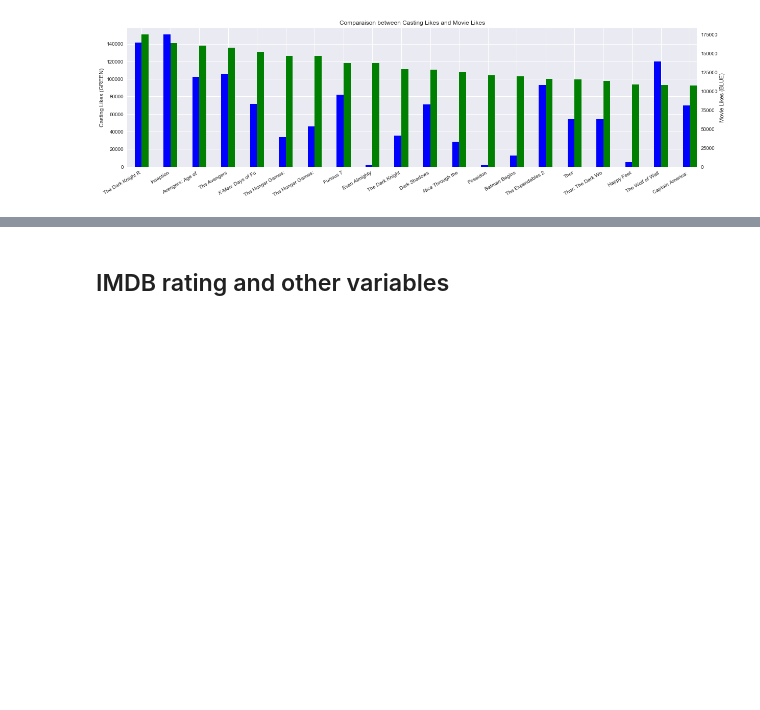
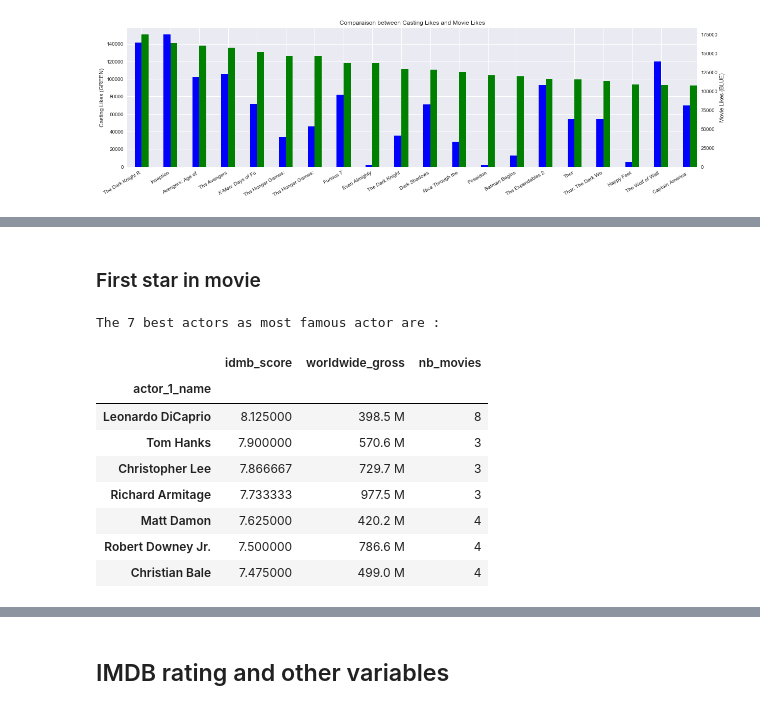
Before and after one commit to alexattia/Data-Science-Projects, a Jupyter notebook: KaggleMovieRating/Exploration.ipynb, the cells around one changed output, grey strips where cells are left out. Saved outputs shown, nothing was run; the diff lists cells and outputs as text; code cells hidden in the pictures; blank space fills up the shorter version.

```diff
--- a/KaggleMovieRating/Exploration.ipynb
+++ b/KaggleMovieRating/Exploration.ipynb
@@ -95,0 +106,10 @@ ax2.grid(False)
+# %%
+millnames = ['',' K',' M',' B']
+def millify(n):
+    if pd.notnull(n):
+        n = float(n)
+        millidx = max(0,min(len(millnames)-1,
+                            int(math.floor(0 if n == 0 else math.log10(abs(n))/3))))
+        return '{:.1f}{}'.format(n / 10**(3 * millidx), millnames[millidx])
+    else:
+        return n
@@ -95,0 +167,21 @@ ax2.grid(False)
+# %% [markdown]
+### First star in movie
+# %%
+big_star = df.groupby(['actor_1_name'])['idmb_score', 'worldwide_gross'].mean().sort_values(['idmb_score', 'worldwide_gross'], ascending=False)
+big_star['nb_movies'] = big_star.index
+big_star['nb_movies'] = big_star['nb_movies'].map(df.groupby(['actor_1_name'])['movie_title'].count().to_dict())
+big_star['worldwide_gross'] = big_star['worldwide_gross'].apply(millify)
+top_k = 7
+print('The {} best actors as most famous actor are :'.format(top_k))
+big_star[big_star.nb_movies >= 3].head(top_k)
+# %% [output]
+The 7 best actors as most famous actor are :
+|  | idmb_score | worldwide_gross | nb_movies |
+| actor_1_name |  |  |  |
+| Leonardo DiCaprio | 8.125000 | 398.5 M | 8 |
+| Tom Hanks | 7.900000 | 570.6 M | 3 |
+| Christopher Lee | 7.866667 | 729.7 M | 3 |
+| Richard Armitage | 7.733333 | 977.5 M | 3 |
+| Matt Damon | 7.625000 | 420.2 M | 4 |
+| Robert Downey Jr. | 7.500000 | 786.6 M | 4 |
+| Christian Bale | 7.475000 | 499.0 M | 4 |
```
Also changed, not shown: parts of 8 cells of this notebook, 4 other files.
